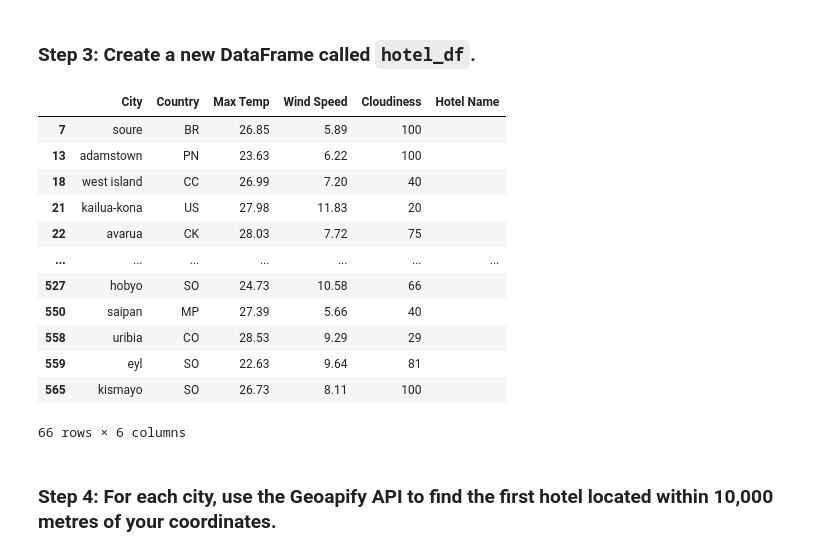
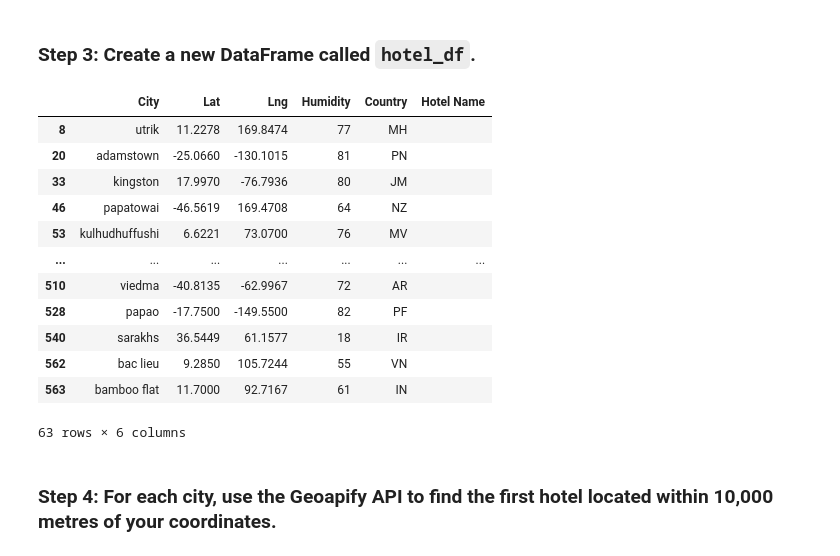
Before and after one commit to barrettbeatrice/python-api-challenge, a Jupyter notebook: WeatherPy/VacationPy.ipynb, the cells around one changed output. Cells and saved outputs as stored; diff of their text form; code cells hidden in the pictures.

```diff
--- a/WeatherPy/VacationPy.ipynb
+++ b/WeatherPy/VacationPy.ipynb
@@ -101,36 +90,34 @@ city_temp_range_df.head()
 # %%
 # Use the Pandas copy function to create DataFrame called hotel_df to store the city, country, coordinates, and humidity
 
-new_types_df = pd.DataFrame(city_temp_range_df, columns = ["City", "Country", "Max Temp", "Wind Speed", "Cloudiness"])
 
-max_temp = (new_types_df["Max Temp"] < 30) & (new_types_df["Max Temp"] > 20)
-wind_speed = new_types_df["Wind Speed"] > 5
-cloudiness = new_types_df["Cloudiness"] == 0
-
-# new_types_df[max_temp & wind_speed & cloudiness]
-new_types_df[max_temp & wind_speed & cloudiness]
+#Add an empty column, "Hotel Name," to the DataFrame so you can store the hotel found using the Geoapify API
 
 
-# Display sample data
-new_types_df.head()
 
-hotel_df = new_types_df.copy()
+hotel_df = city_temp_range_df.copy()
+
+columns_to_drop = ['City_ID', 'Max Temp', 'Cloudiness', 'Wind Speed', 'Date']
+
+hotel_df = hotel_df.drop(columns=columns_to_drop)
+
 hotel_df["Hotel Name"] = ""
+
 hotel_df
 # %% [output]
-|  | City | Country | Max Temp | Wind Speed | Cloudiness | Hotel Name |
-| 7 | soure | BR | 26.85 | 5.89 | 100 |  |
-| 13 | adamstown | PN | 23.63 | 6.22 | 100 |  |
-| 18 | west island | CC | 26.99 | 7.20 | 40 |  |
-| 21 | kailua-kona | US | 27.98 | 11.83 | 20 |  |
-| 22 | avarua | CK | 28.03 | 7.72 | 75 |  |
+|  | City | Lat | Lng | Humidity | Country | Hotel Name |
+| 8 | utrik | 11.2278 | 169.8474 | 77 | MH |  |
+| 20 | adamstown | -25.0660 | -130.1015 | 81 | PN |  |
+| 33 | kingston | 17.9970 | -76.7936 | 80 | JM |  |
+| 46 | papatowai | -46.5619 | 169.4708 | 64 | NZ |  |
+| 53 | kulhudhuffushi | 6.6221 | 73.0700 | 76 | MV |  |
 | ... | ... | ... | ... | ... | ... | ... |
-| 527 | hobyo | SO | 24.73 | 10.58 | 66 |  |
-| 550 | saipan | MP | 27.39 | 5.66 | 40 |  |
-| 558 | uribia | CO | 28.53 | 9.29 | 29 |  |
-| 559 | eyl | SO | 22.63 | 9.64 | 81 |  |
-| 565 | kismayo | SO | 26.73 | 8.11 | 100 |  |
+| 510 | viedma | -40.8135 | -62.9967 | 72 | AR |  |
+| 528 | papao | -17.7500 | -149.5500 | 82 | PF |  |
+| 540 | sarakhs | 36.5449 | 61.1577 | 18 | IR |  |
+| 562 | bac lieu | 9.2850 | 105.7244 | 55 | VN |  |
+| 563 | bamboo flat | 11.7000 | 92.7167 | 61 | IN |  |
-66 rows × 6 columns
+63 rows × 6 columns
 # %% [markdown]
 ### Step 4: For each city, use the Geoapify API to find the first hotel located within 10,000 metres of your coordinates.
 # %%
```
Also changed, not shown: parts of 7 cells of this notebook, 15 other files.
